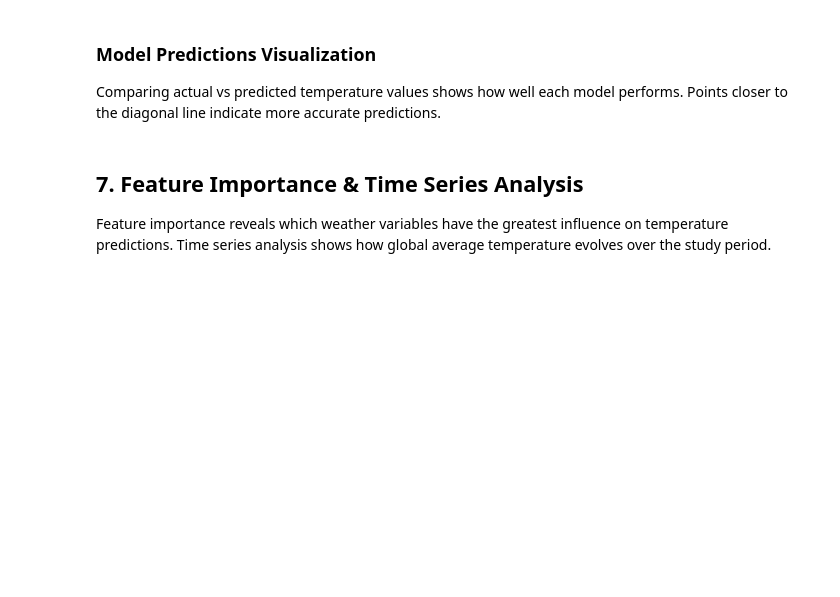
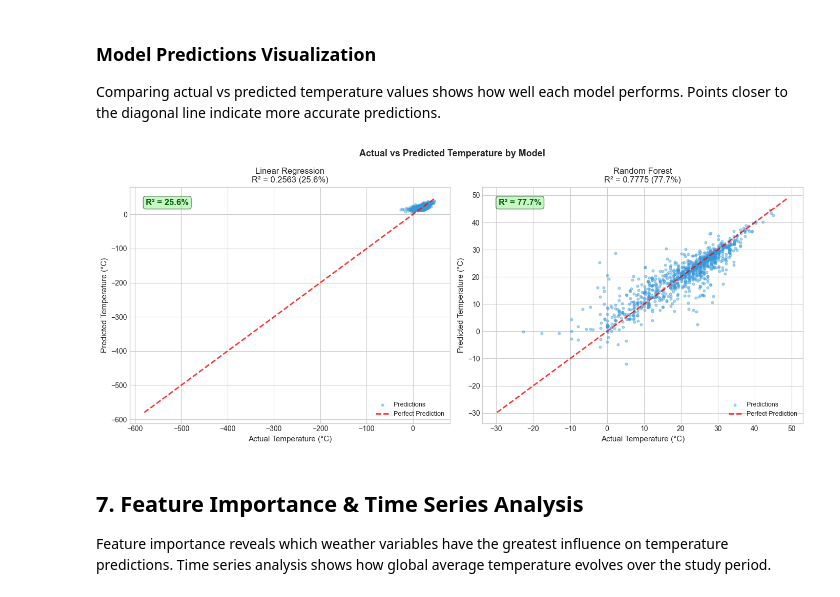
Before and after one commit to lvmorap/weather-trend-forecasting-pm-accelerator-valeria-mora, a Jupyter notebook: weather_analysis.ipynb, the cells around one changed output. Cells and saved outputs as stored; diff of their text form; code cells hidden in the pictures; blank space fills up the shorter version.

```diff
--- a/weather_analysis.ipynb
+++ b/weather_analysis.ipynb
@@ -314,36 +328,38 @@ Training Random Forest (this may take 1-2 minutes)...
 Comparing actual vs predicted temperature values shows how well each model performs. Points closer to the diagonal line indicate more accurate predictions.
 # %%
 fig, axes = plt.subplots(1, 2, figsize=(14, 6))
-fig.suptitle('Actual vs Predicted Temperature by Model\nPM Accelerator - Weather Assessment',
+fig.suptitle('Actual vs Predicted Temperature by Model',
              fontsize=13, fontweight='bold')
 
 for ax, model_name, pred, r2 in zip(
     axes,
     ['Linear Regression', 'Random Forest'],
     [lr_pred, rf_pred],
     [metrics_lr['R2'], metrics_rf['R2']]
 ):
     sample_idx = np.random.choice(len(y_test), min(1000, len(y_test)), replace=False)
     y_test_arr = np.array(y_test)
 
     ax.scatter(y_test_arr[sample_idx], pred[sample_idx],
                alpha=0.4, s=12, color='#3498db', label='Predictions')
 
     mn = min(y_test_arr.min(), pred.min())
     mx = max(y_test_arr.max(), pred.max())
     ax.plot([mn, mx], [mn, mx], 'r--', linewidth=2, label='Perfect Prediction', alpha=0.8)
 
     ax.set_xlabel('Actual Temperature (°C)', fontsize=11)
     ax.set_ylabel('Predicted Temperature (°C)', fontsize=11)
     ax.set_title(f'{model_name}\nR² = {r2:.4f} ({r2*100:.1f}%)', fontsize=12)
     ax.legend(fontsize=9)
     ax.text(0.05, 0.95, f'R² = {r2*100:.1f}%', transform=ax.transAxes,
             fontsize=12, fontweight='bold', color='darkgreen',
             verticalalignment='top',
             bbox=dict(boxstyle='round', facecolor='lightgreen', alpha=0.5))
 
 plt.tight_layout()
 plt.show()
+# %% [output]
+[figure, added]
 # %% [markdown]
 ## 7. Feature Importance & Time Series Analysis
 
```
Also changed, not shown: parts of 9 cells of this notebook, 1 other file.
